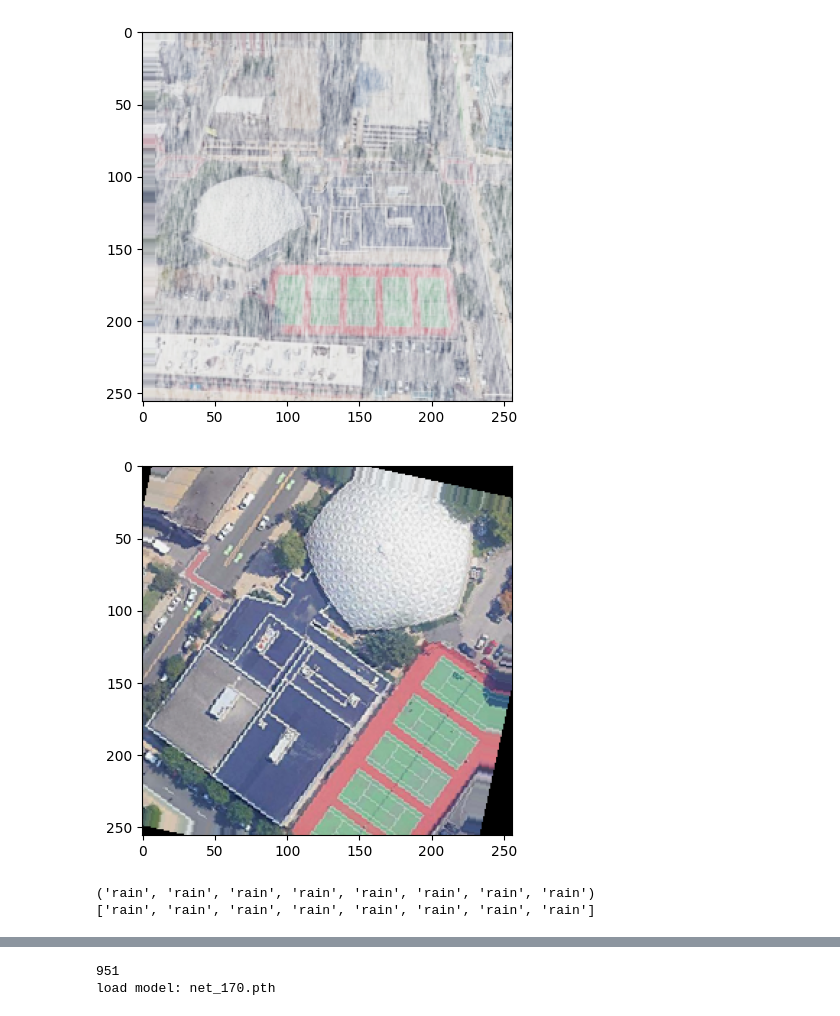
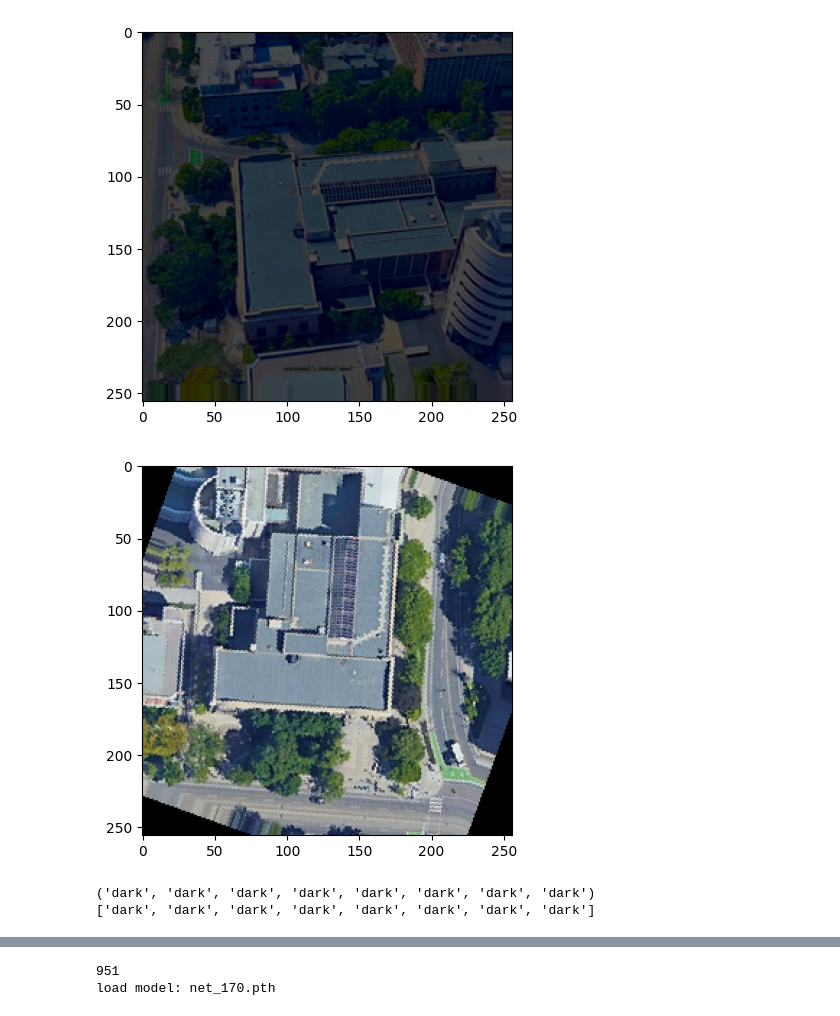
Before and after one commit to sayoriaaa/UAVM24-solution, a Jupyter notebook: MLPN.ipynb, the cells around one changed output, grey strips where cells are left out. Cells and saved outputs as stored; diff of their text form; code cells hidden in the pictures.

```diff
--- a/MLPN.ipynb
+++ b/MLPN.ipynb
@@ -1,32 +1,32 @@
 # %%
 from MLPN.loader import init_dataset_train, label2tensor, tensor2label
 import os
 import torch
 
 from matplotlib import pyplot as plt
 import numpy as np
 
 def imshow(img):
     img = img * torch.tensor([0.229, 0.224, 0.225]).view(3,1,1) + torch.tensor([0.485, 0.456, 0.406]).view(3,1,1)
     img = img.numpy()
     plt.imshow(np.transpose(img, (1,2,0)))
     plt.show()
 
 data_dir = os.path.join(os.getcwd(), 'University-Release', 'train')
-image_datasets, dataloaders, dataset_sizes = init_dataset_train(data_dir, batchsize=8, style='rain')
+image_datasets, dataloaders, dataset_sizes = init_dataset_train(data_dir, batchsize=8, style='dark')
 dataiter = iter(dataloaders['drone'])
 img, img_s, label, weather = dataiter.next()
 imshow(img[0])
 imshow(img_s[0])
 print(weather)
 x = label2tensor(weather)
 xx = tensor2label(x)
 print(xx)
 # %% [output]
-[figure, old version]
+[figure, new version]
-[figure, old version]
+[figure, new version]
-('rain', 'rain', 'rain', 'rain', 'rain', 'rain', 'rain', 'rain')
-['rain', 'rain', 'rain', 'rain', 'rain', 'rain', 'rain', 'rain']
+('dark', 'dark', 'dark', 'dark', 'dark', 'dark', 'dark', 'dark')
+['dark', 'dark', 'dark', 'dark', 'dark', 'dark', 'dark', 'dark']
 # %%
 import os
 import torch
```
Also changed, not shown: parts of 3 cells of this notebook, 12 other files.
